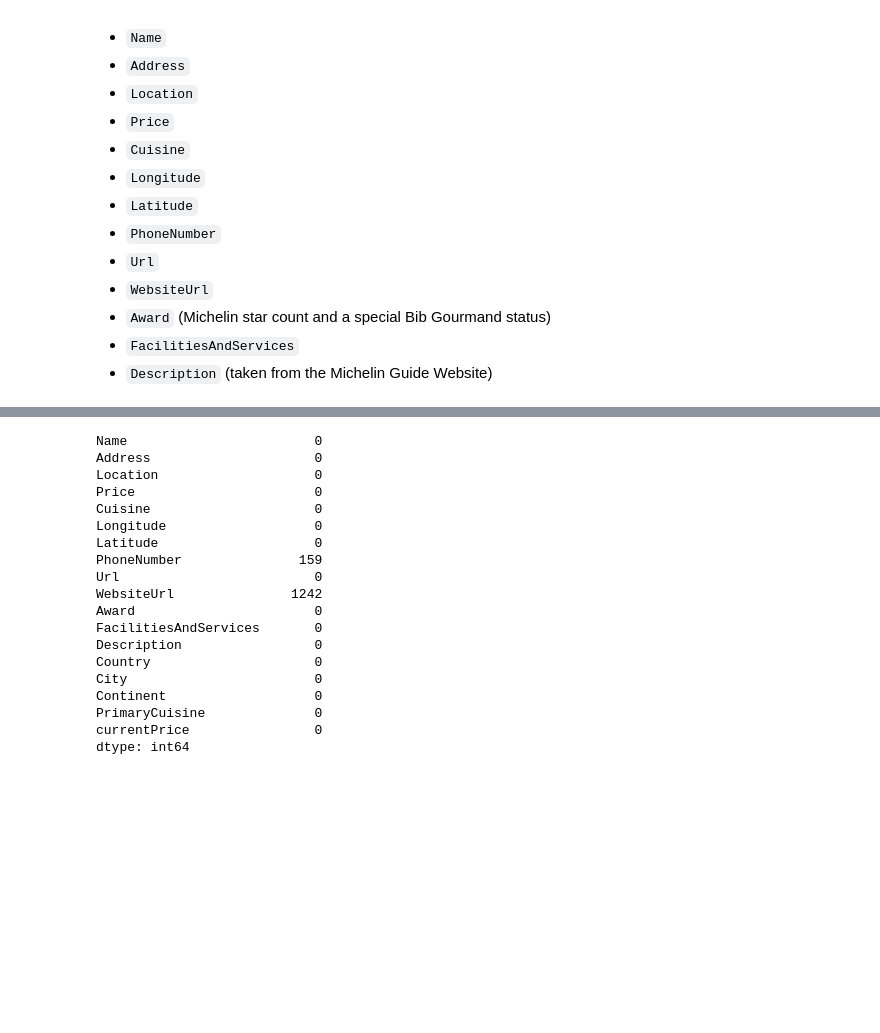
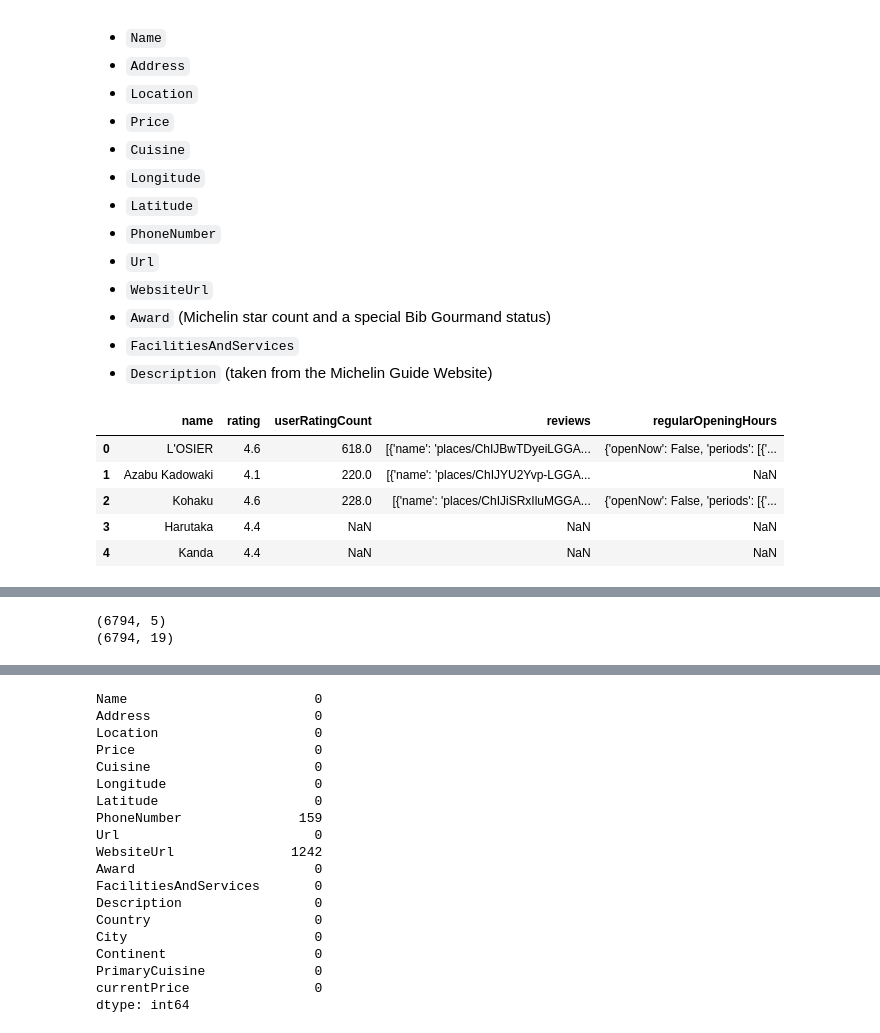
Before and after one commit to com-480-data-visualization/project-2024-datatouille, a Jupyter notebook: milestone1/eda.ipynb, the cells around one changed output, grey strips where cells are left out. Cells and saved outputs as stored; diff of their text form; code cells hidden in the pictures; blank space fills up the shorter version.

Commit message:
google ratings are added

```diff
--- a/milestone1/eda.ipynb
+++ b/milestone1/eda.ipynb
@@ -39,6 +39,16 @@ This dataset encompasses **13 columns** which provide various details about the
 - `Award`   (Michelin star count and a special Bib Gourmand status)
 - `FacilitiesAndServices`
 - `Description` (taken from the Michelin Guide Website)
+# %%
+google_api_df = pd.read_csv("../docs/data/google_ratings.csv")
+google_api_df.head()
+# %% [output]
+|  | name | rating | userRatingCount | reviews | regularOpeningHours |
+| 0 | L'OSIER | 4.6 | 618.0 | [{'name': 'places/ChIJBwTDyeiLGGA... | {'openNow': False, 'periods': [{'... |
+| 1 | Azabu Kadowaki | 4.1 | 220.0 | [{'name': 'places/ChIJYU2Yvp-LGGA... | NaN |
+| 2 | Kohaku | 4.6 | 228.0 | [{'name': 'places/ChIJiSRxIluMGGA... | {'openNow': False, 'periods': [{'... |
+| 3 | Harutaka | 4.4 | NaN | NaN | NaN |
+| 4 | Kanda | 4.4 | NaN | NaN | NaN |
 # %%
 # Reading data
 michelin_df = pd.read_csv(
@@ -52,3 +62,9 @@ michelin_df.head()
 | 2 | Kohaku | 3-4 Kagurazaka, Shinjuku-ku, Toky... | Tokyo, Japan | ¥¥¥¥ | Japanese | 139.741008 | 35.700701 | 8.150314e+11 | https://guide.michelin.com/en/tok... | http://kagurazaka-kohaku.jp/ | ... |
 | 3 | Harutaka | 6F, 8-3-1 Ginza, Chuo-ku, Tokyo, ... | Tokyo, Japan | ¥¥¥¥ | Sushi | 139.759203 | 35.669269 | 8.133573e+10 | https://guide.michelin.com/en/tok... | NaN | ... |
 | 4 | Kanda | 1F, Toranomon Hills Residential T... | Tokyo, Japan | ¥¥¥¥ | Japanese | 139.748000 | 35.665800 | 8.136459e+10 | https://guide.michelin.com/en/tok... | http://www.nihonryori-kanda.com/ | ... |
+# %%
+print(google_api_df.shape)
+print(michelin_df.shape)
+# %% [output]
+(6794, 5)
+(6794, 19)
```
Also changed, not shown: parts of 10 cells of this notebook, 4 other files.
